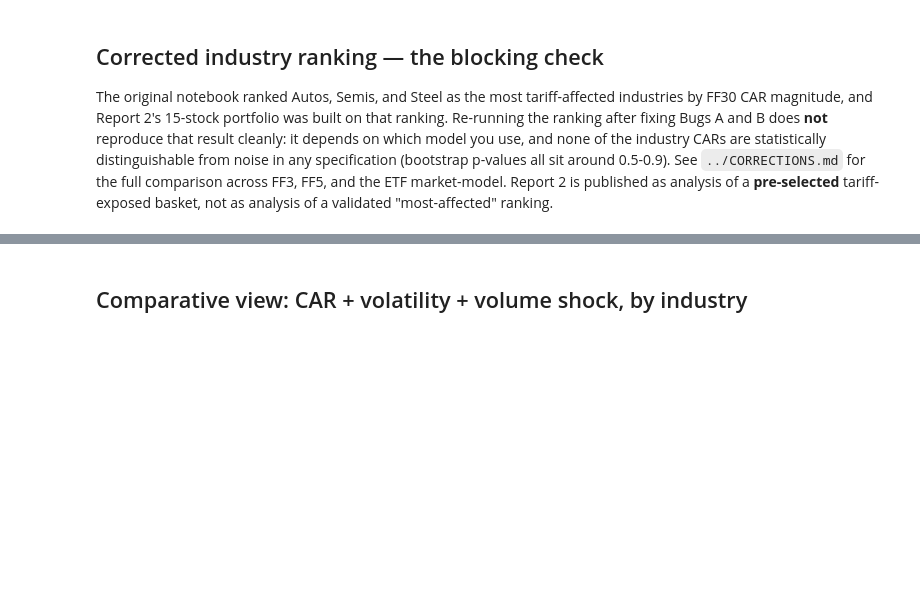
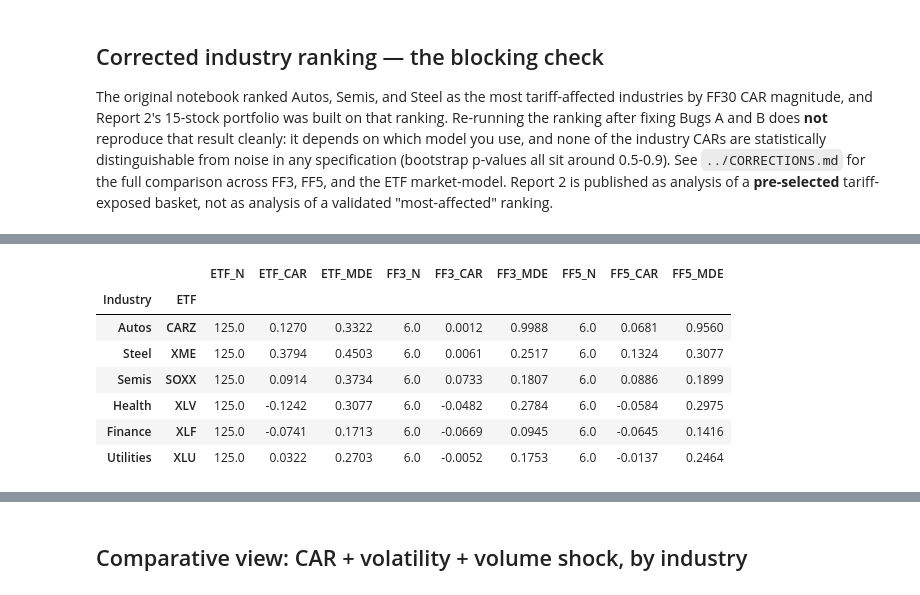
Before and after one commit to Divyansh1504/tariff-event-study, a Jupyter notebook: notebooks/report1_industry_tariff_impact.ipynb, the cells around one changed output, grey strips where cells are left out. Saved outputs shown, nothing was run; the diff lists cells and outputs as text; code cells hidden in the pictures; blank space fills up the shorter version.

```diff
--- a/notebooks/report1_industry_tariff_impact.ipynb
+++ b/notebooks/report1_industry_tariff_impact.ipynb
@@ -270,0 +279,27 @@ Corrected ranking by |FF3 CAR| (most- to least-affected):
+# %%
+Z_COMBINED = 2.801585  # z(0.975) + z(0.80), two-sided alpha=0.05, 80% power
+
+power_rows = []
+for (industry, etf), row in car_summary.iterrows():
+    row_data = {"Industry": industry, "ETF": etf}
+    for spec, car_col, t_col, n_col in [("ETF", "ETF_CAR", "ETF_t", "ETF_N"),
+                                          ("FF3", "FF3_CAR", "FF3_t", "FF3_N"),
+                                          ("FF5", "FF5_CAR", "FF5_t", "FF5_N")]:
+        car, t, n = row[car_col], row[t_col], row[n_col]
+        mde = Z_COMBINED * abs(car / t) if t != 0 else np.nan
+        row_data[f"{spec}_N"] = n
+        row_data[f"{spec}_CAR"] = car
+        row_data[f"{spec}_MDE"] = mde
+    power_rows.append(row_data)
+
+industry_power_table = pd.DataFrame(power_rows).set_index(["Industry", "ETF"])
+industry_power_table.round(4)
+# %% [output]
+|  |  | ETF_N | ETF_CAR | ETF_MDE | FF3_N | FF3_CAR | FF3_MDE | FF5_N | FF5_CAR | FF5_MDE |
+| Industry | ETF |  |  |  |  |  |  |  |  |  |
+| Autos | CARZ | 125.0 | 0.1270 | 0.3322 | 6.0 | 0.0012 | 0.9988 | 6.0 | 0.0681 | 0.9560 |
+| Steel | XME | 125.0 | 0.3794 | 0.4503 | 6.0 | 0.0061 | 0.2517 | 6.0 | 0.1324 | 0.3077 |
+| Semis | SOXX | 125.0 | 0.0914 | 0.3734 | 6.0 | 0.0733 | 0.1807 | 6.0 | 0.0886 | 0.1899 |
+| Health | XLV | 125.0 | -0.1242 | 0.3077 | 6.0 | -0.0482 | 0.2784 | 6.0 | -0.0584 | 0.2975 |
+| Finance | XLF | 125.0 | -0.0741 | 0.1713 | 6.0 | -0.0669 | 0.0945 | 6.0 | -0.0645 | 0.1416 |
+| Utilities | XLU | 125.0 | 0.0322 | 0.2703 | 6.0 | -0.0052 | 0.1753 | 6.0 | -0.0137 | 0.2464 |
```
Also changed, not shown: parts of 9 cells of this notebook, 19 other files.
